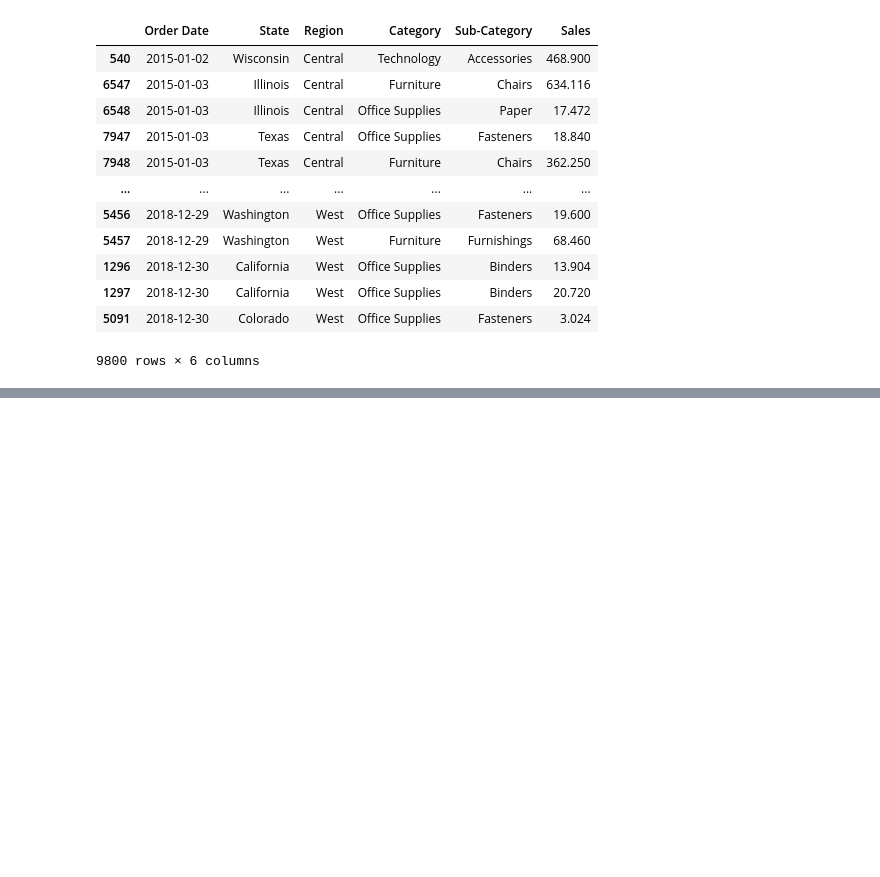
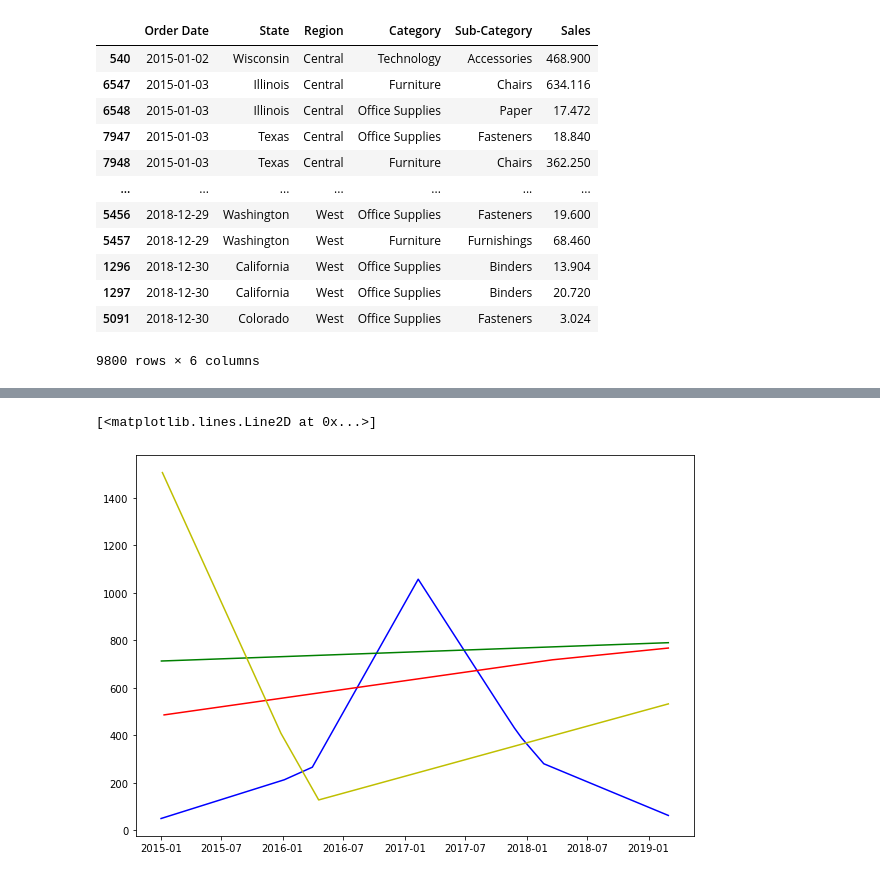
Before and after one commit to KristaJoy/sales-forecast, a Jupyter notebook: Resources/prophit/regional_sales_category.ipynb, the cells around one changed output, grey strips where cells are left out. Drawn from its saved outputs; the diff is of its cells as text; code cells hidden in the pictures; blank space fills up the shorter version.

```diff
--- a/Resources/prophit/regional_sales_category.ipynb
+++ b/Resources/prophit/regional_sales_category.ipynb
@@ -57,0 +174,20 @@ south.rename(columns = {'Order Date':'ds', 'Sales':'y'}, inplace = True)
+# %%
+central_technology_forecast = central_technology_model.predict(central_technology_future)
+west_technology_forecast = west_technology_model.predict(west_technology_future)
+east_technology_forecast = east_technology_model.predict(east_technology_future)
+south_technology_forecast = south_technology_model.predict(south_technology_future)
+
+#save to a csv
+central_technology_forecast.to_csv(r'../central_technology_forecast.csv', index=False)
+west_technology_forecast.to_csv(r'../west_technology_forecast.csv', index=False)
+east_technology_forecast.to_csv(r'../east_technology_forecast.csv', index=False)
+south_technology_forecast.to_csv(r'../south_technology_forecast.csv', index=False)
+# %%
+plt.figure(figsize=(10, 7))
+plt.plot(central_technology_forecast['ds'], central_technology_forecast['trend'], 'b-')
+plt.plot(west_technology_forecast['ds'], west_technology_forecast['trend'], 'r-')
+plt.plot(east_technology_forecast['ds'], east_technology_forecast['trend'], 'g-')
+plt.plot(south_technology_forecast['ds'], south_technology_forecast['trend'], 'y-')
+# %% [output]
+[<matplotlib.lines.Line2D at 0x...>]
+[figure, added]
```
Also changed, not shown: parts of 11 cells of this notebook, 15 other files.
